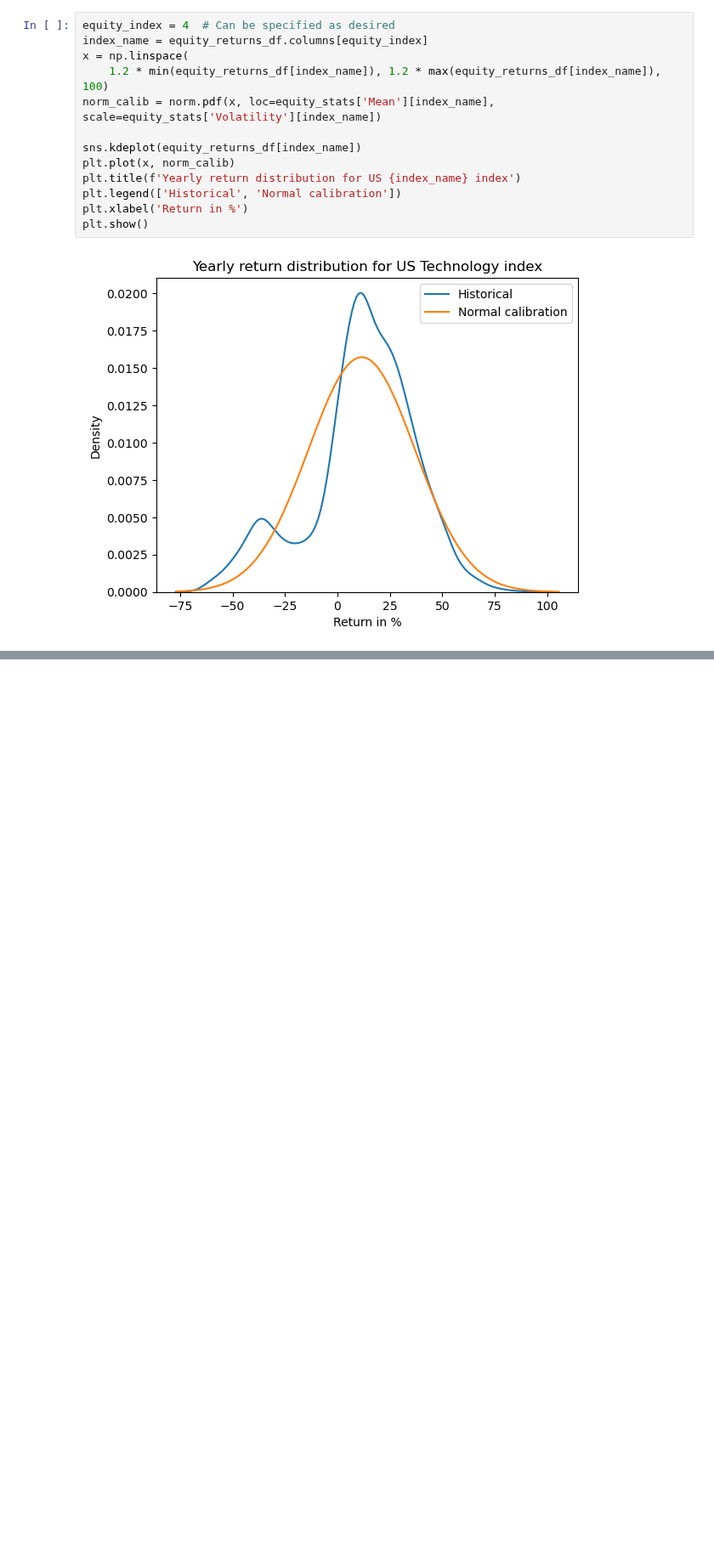
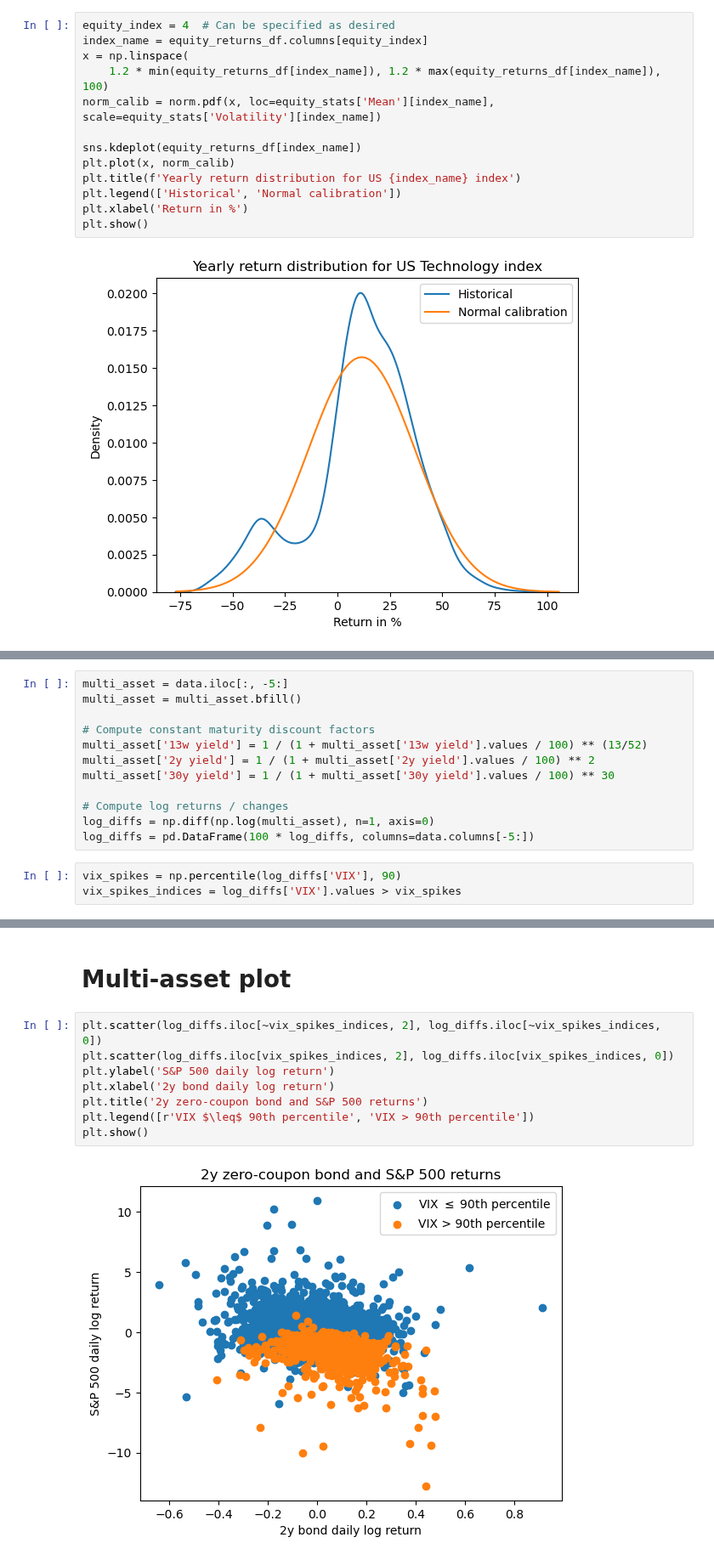
Before and after one commit to fortitudo-tech/pcrm-book, a Jupyter notebook: code/chapter2/chapter2_4.ipynb, the cells around one changed output, grey strips where cells are left out. Shown at 85% size. Drawn from its saved outputs; the diff is of its cells as text; blank space fills up the shorter version.

```diff
--- a/code/chapter2/chapter2_4.ipynb
+++ b/code/chapter2/chapter2_4.ipynb
@@ -70,0 +106,15 @@ plt.show()
+# %%
+multi_asset = data.iloc[:, -5:]
+multi_asset = multi_asset.bfill()
+
+# Compute constant maturity discount factors
+multi_asset['13w yield'] = 1 / (1 + multi_asset['13w yield'].values / 100) ** (13/52)
+multi_asset['2y yield'] = 1 / (1 + multi_asset['2y yield'].values / 100) ** 2
+multi_asset['30y yield'] = 1 / (1 + multi_asset['30y yield'].values / 100) ** 30
+
+# Compute log returns / changes
+log_diffs = np.diff(np.log(multi_asset), n=1, axis=0)
+log_diffs = pd.DataFrame(100 * log_diffs, columns=data.columns[-5:])
+# %%
+vix_spikes = np.percentile(log_diffs['VIX'], 90)
+vix_spikes_indices = log_diffs['VIX'].values > vix_spikes
@@ -70,0 +139,12 @@ plt.show()
+# %% [markdown]
+# Multi-asset plot
+# %%
+plt.scatter(log_diffs.iloc[~vix_spikes_indices, 2], log_diffs.iloc[~vix_spikes_indices, 0])
+plt.scatter(log_diffs.iloc[vix_spikes_indices, 2], log_diffs.iloc[vix_spikes_indices, 0])
+plt.ylabel('S&P 500 daily log return')
+plt.xlabel('2y bond daily log return')
+plt.title('2y zero-coupon bond and S&P 500 returns')
+plt.legend([r'VIX $\leq$ 90th percentile', 'VIX > 90th percentile'])
+plt.show()
+# %% [output]
+[figure, added]
```
Also changed, not shown: parts of 8 cells of this notebook.
